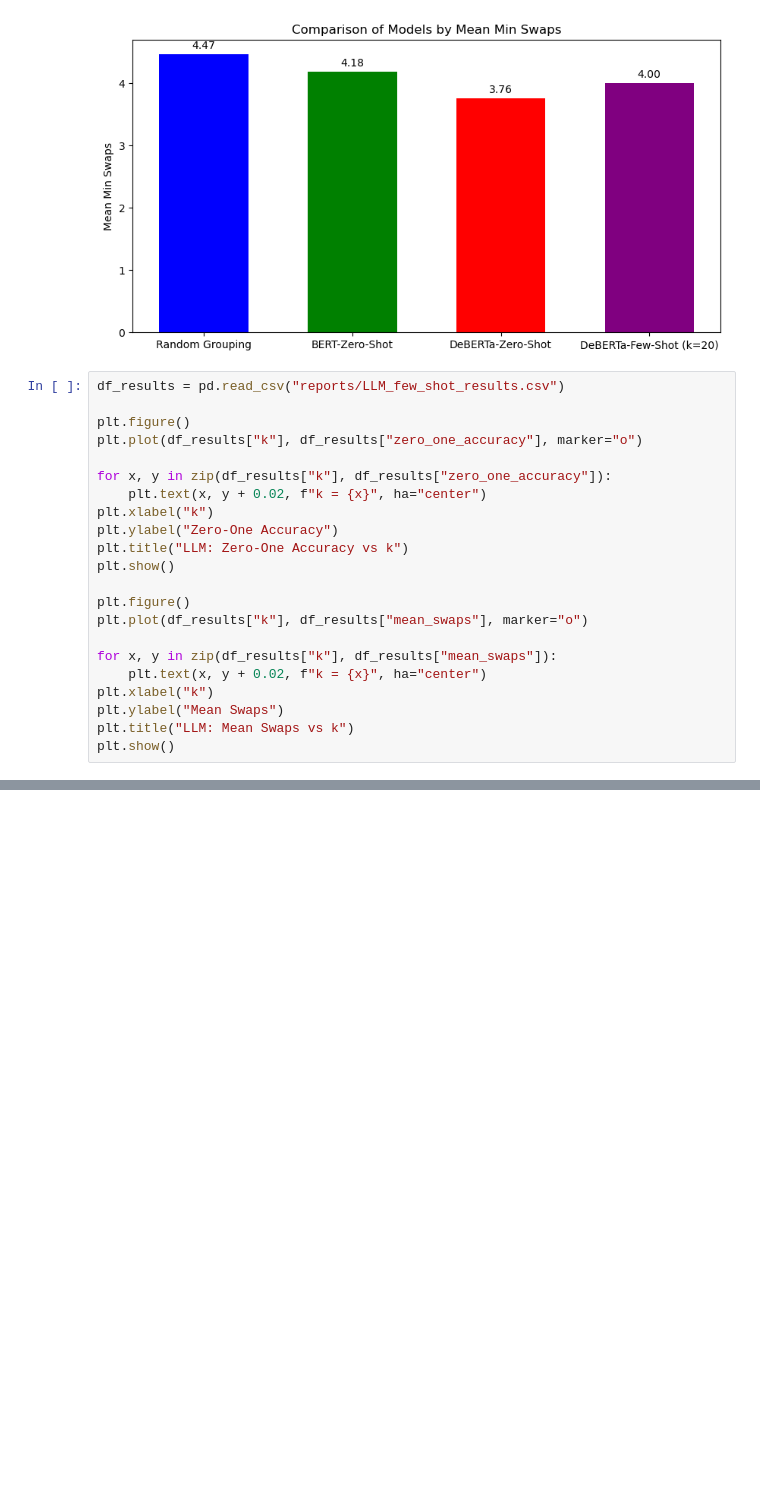
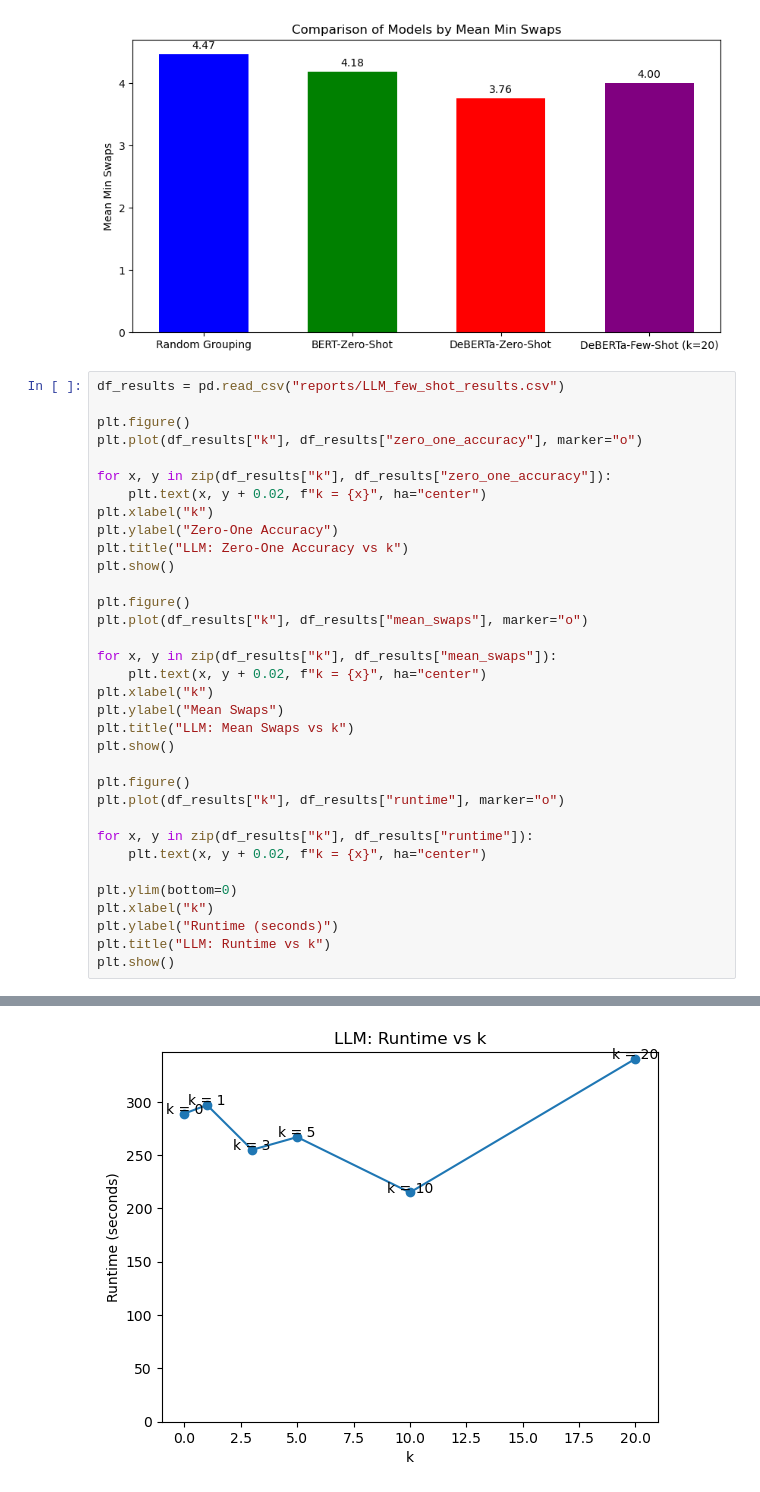
Before and after one commit to Kunritty/connections-solver, a Jupyter notebook: Visualizations.ipynb, the cells around one changed output, grey strips where cells are left out. Saved outputs shown, nothing was run; the diff lists cells and outputs as text; blank space fills up the shorter version.

Commit message:
added llm runtime graph

```diff
--- a/Visualizations.ipynb
+++ b/Visualizations.ipynb
@@ -31,25 +31,38 @@ plt.show()
 # %%
 df_results = pd.read_csv("reports/LLM_few_shot_results.csv")
 
 plt.figure()
 plt.plot(df_results["k"], df_results["zero_one_accuracy"], marker="o")
 
 for x, y in zip(df_results["k"], df_results["zero_one_accuracy"]):
     plt.text(x, y + 0.02, f"k = {x}", ha="center")
 plt.xlabel("k")
 plt.ylabel("Zero-One Accuracy")
 plt.title("LLM: Zero-One Accuracy vs k")
 plt.show()
 
 plt.figure()
 plt.plot(df_results["k"], df_results["mean_swaps"], marker="o")
 
 for x, y in zip(df_results["k"], df_results["mean_swaps"]):
     plt.text(x, y + 0.02, f"k = {x}", ha="center")
 plt.xlabel("k")
 plt.ylabel("Mean Swaps")
 plt.title("LLM: Mean Swaps vs k")
 plt.show()
+
+plt.figure()
+plt.plot(df_results["k"], df_results["runtime"], marker="o")
+
+for x, y in zip(df_results["k"], df_results["runtime"]):
+    plt.text(x, y + 0.02, f"k = {x}", ha="center")
+
+plt.ylim(bottom=0)
+plt.xlabel("k")
+plt.ylabel("Runtime (seconds)")
+plt.title("LLM: Runtime vs k")
+plt.show()
 # %% [output]
 [figure]
 [figure]
+[figure, added]
```
Also changed, not shown: 1 other file.
